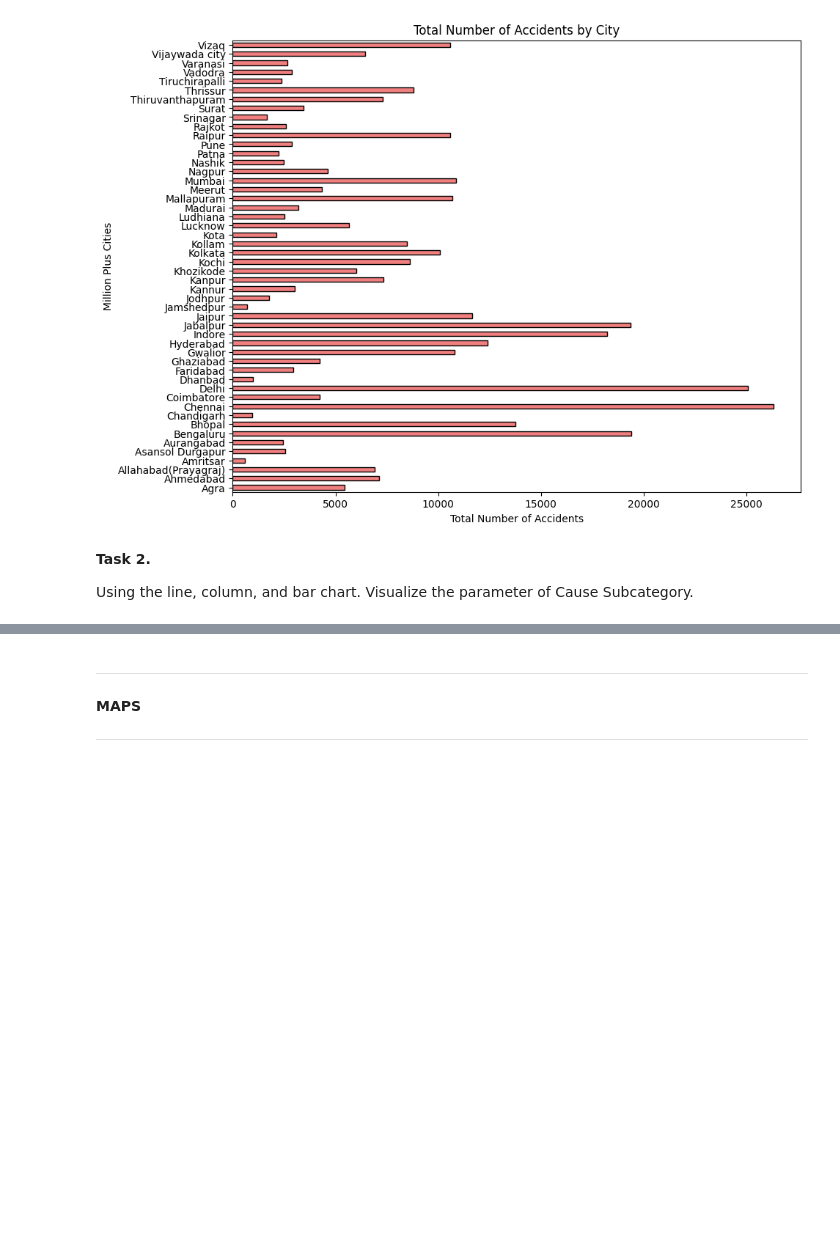
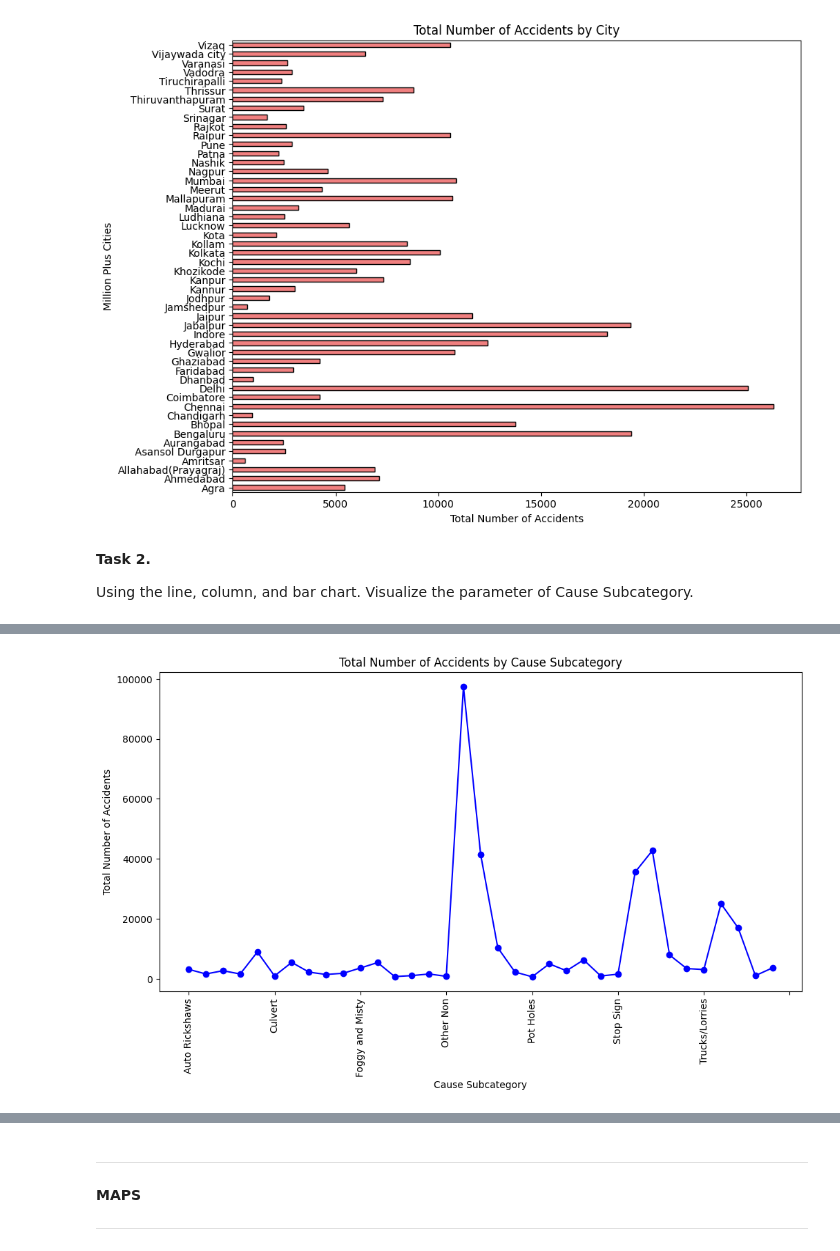
Before and after one commit to jamierosereyes/CPE-031-Visualizations-and-Data-Analysis, a Jupyter notebook: Hands_On_Activity_5___Chart_Type.ipynb, the cells around one changed output, grey strips where cells are left out. Cells and saved outputs as stored; diff of their text form; code cells hidden in the pictures; blank space fills up the shorter version.

```diff
--- a/Hands_On_Activity_5___Chart_Type.ipynb
+++ b/Hands_On_Activity_5___Chart_Type.ipynb
@@ -320,3 +351,23 @@ Using the line, column, and bar chart. Visualize the parameter of Cause Subcateg
+# %%
+# Filter data for 'Total number of Accidents' and group by 'Cause Subcategory'
+subcause_counts = df[df['Outcome of Incident'] == 'Total number of Accidents'].groupby('Cause Subcategory')['Count'].sum()
+
+# Plot line chart
+plt.figure(figsize=(12, 6))
+subcause_counts.plot(kind='line', marker='o', linestyle='-', color='blue')
+
+# Add labels and title
+plt.title('Total Number of Accidents by Cause Subcategory')
+plt.xlabel('Cause Subcategory')
+plt.ylabel('Total Number of Accidents')
+
+# Rotate x-axis labels for readability
+plt.xticks(rotation=90)
+
+# Show chart
+plt.show()
+# %% [output]
+[figure, added]
 # %%
 #Code here
 
```
Also changed, not shown: parts of 8 cells of this notebook.
